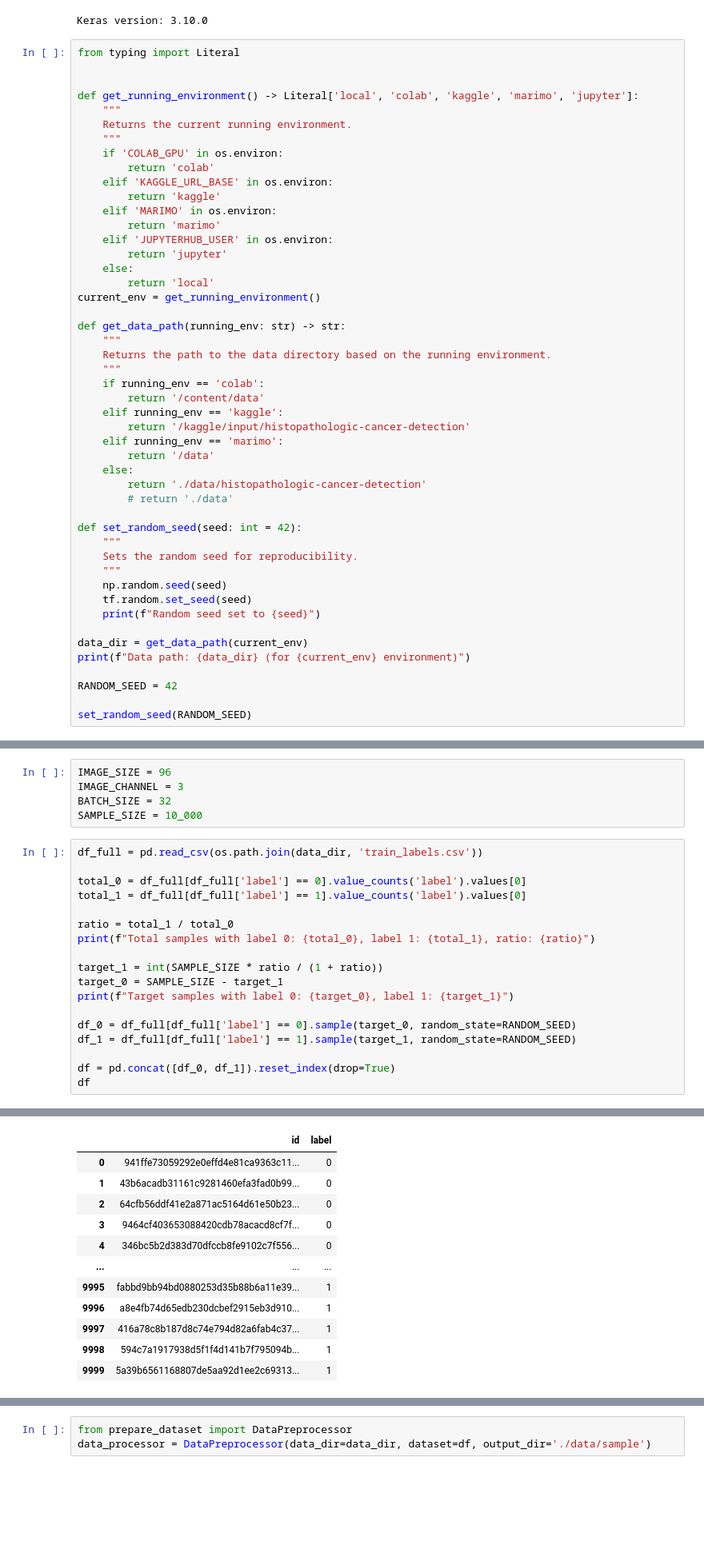
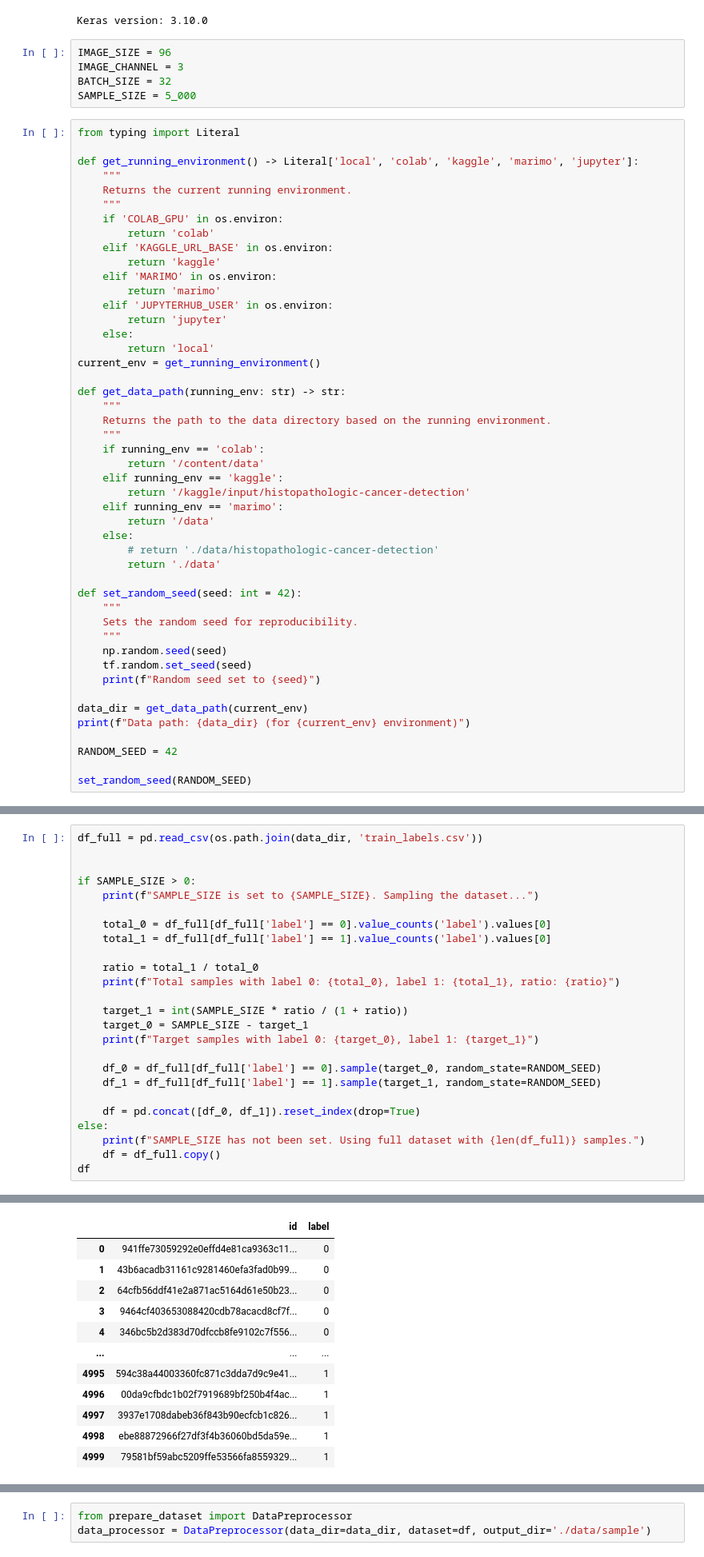
Before and after one commit to devmarkpro/histopathologic-cancer-detection, a Jupyter notebook: cancer-detection-cnn.ipynb, the cells around one changed output, grey strips where cells are left out. Shown at 80% size. Cells and saved outputs as stored; diff of their text form; blank space fills up the shorter version.

```diff
--- a/cancer-detection-cnn.ipynb
+++ b/cancer-detection-cnn.ipynb
@@ -15,9 +15,13 @@ import keras
 print("Keras version:", keras.__version__)
 # %% [output]
 Keras version: 3.10.0
+# %%
+IMAGE_SIZE = 96
+IMAGE_CHANNEL = 3
+BATCH_SIZE = 32
+SAMPLE_SIZE = 5_000
 # %%
 from typing import Literal
-
 
 def get_running_environment() -> Literal['local', 'colab', 'kaggle', 'marimo', 'jupyter']:
     """
@@ -46,8 +50,8 @@ def get_data_path(running_env: str) -> str:
     elif running_env == 'marimo':
         return '/data'
     else:
-        return './data/histopathologic-cancer-detection'
-        # return './data'
+        # return './data/histopathologic-cancer-detection'
+        return './data'
 
 def set_random_seed(seed: int = 42):
     """
@@ -68,25 +72,27 @@ Data path: ./data/histopathologic-cancer-detection (for local environment)
 Random seed set to 42
-# %%
-IMAGE_SIZE = 96
-IMAGE_CHANNEL = 3
-BATCH_SIZE = 32
-SAMPLE_SIZE = 10_000
 # %%
 df_full = pd.read_csv(os.path.join(data_dir, 'train_labels.csv'))
 
-total_0 = df_full[df_full['label'] == 0].value_counts('label').values[0]
-total_1 = df_full[df_full['label'] == 1].value_counts('label').values[0]
 
-ratio = total_1 / total_0
-print(f"Total samples with label 0: {total_0}, label 1: {total_1}, ratio: {ratio}")
+if SAMPLE_SIZE > 0:
+    print(f"SAMPLE_SIZE is set to {SAMPLE_SIZE}. Sampling the dataset...")
 
-target_1 = int(SAMPLE_SIZE * ratio / (1 + ratio))
-target_0 = SAMPLE_SIZE - target_1
-print(f"Target samples with label 0: {target_0}, label 1: {target_1}")
+    total_0 = df_full[df_full['label'] == 0].value_counts('label').values[0]
+    total_1 = df_full[df_full['label'] == 1].value_counts('label').values[0]
 
-df_0 = df_full[df_full['label'] == 0].sample(target_0, random_state=RANDOM_SEED)
-df_1 = df_full[df_full['label'] == 1].sample(target_1, random_state=RANDOM_SEED)
+    ratio = total_1 / total_0
+    print(f"Total samples with label 0: {total_0}, label 1: {total_1}, ratio: {ratio}")
 
-df = pd.concat([df_0, df_1]).reset_index(drop=True)
+    target_1 = int(SAMPLE_SIZE * ratio / (1 + ratio))
+    target_0 = SAMPLE_SIZE - target_1
+    print(f"Target samples with label 0: {target_0}, label 1: {target_1}")
+
+    df_0 = df_full[df_full['label'] == 0].sample(target_0, random_state=RANDOM_SEED)
+    df_1 = df_full[df_full['label'] == 1].sample(target_1, random_state=RANDOM_SEED)
+
+    df = pd.concat([df_0, df_1]).reset_index(drop=True)
+else:
+    print(f"SAMPLE_SIZE has not been set. Using full dataset with {len(df_full)} samples.")
+    df = df_full.copy()
 df
 # %% [output]
@@ -95,12 +102,12 @@ Target samples with label 0: 5950, label 1: 4050
 |  | id | label |
 | 0 | 941ffe73059292e0effd4e81ca9363c11... | 0 |
 | 1 | 43b6acadb31161c9281460efa3fad0b99... | 0 |
 | 2 | 64cfb56ddf41e2a871ac5164d61e50b23... | 0 |
 | 3 | 9464cf403653088420cdb78acacd8cf7f... | 0 |
 | 4 | 346bc5b2d383d70dfccb8fe9102c7f556... | 0 |
 | ... | ... | ... |
-| 9995 | fabbd9bb94bd0880253d35b88b6a11e39... | 1 |
-| 9996 | a8e4fb74d65edb230dcbef2915eb3d910... | 1 |
-| 9997 | 416a78c8b187d8c74e794d82a6fab4c37... | 1 |
-| 9998 | 594c7a1917938d5f1f4d141b7f795094b... | 1 |
-| 9999 | 5a39b6561168807de5aa92d1ee2c69313... | 1 |
+| 4995 | 594c38a44003360fc871c3dda7d9c9e41... | 1 |
+| 4996 | 00da9cfbdc1b02f7919689bf250b4f4ac... | 1 |
+| 4997 | 3937e1708dabeb36f843b90ecfcb1c826... | 1 |
+| 4998 | ebe88872966f27df3f4b36060bd5da59e... | 1 |
+| 4999 | 79581bf59abc5209ffe53566fa8559329... | 1 |
```
Also changed, not shown: parts of 31 cells of this notebook, 7 other files.
